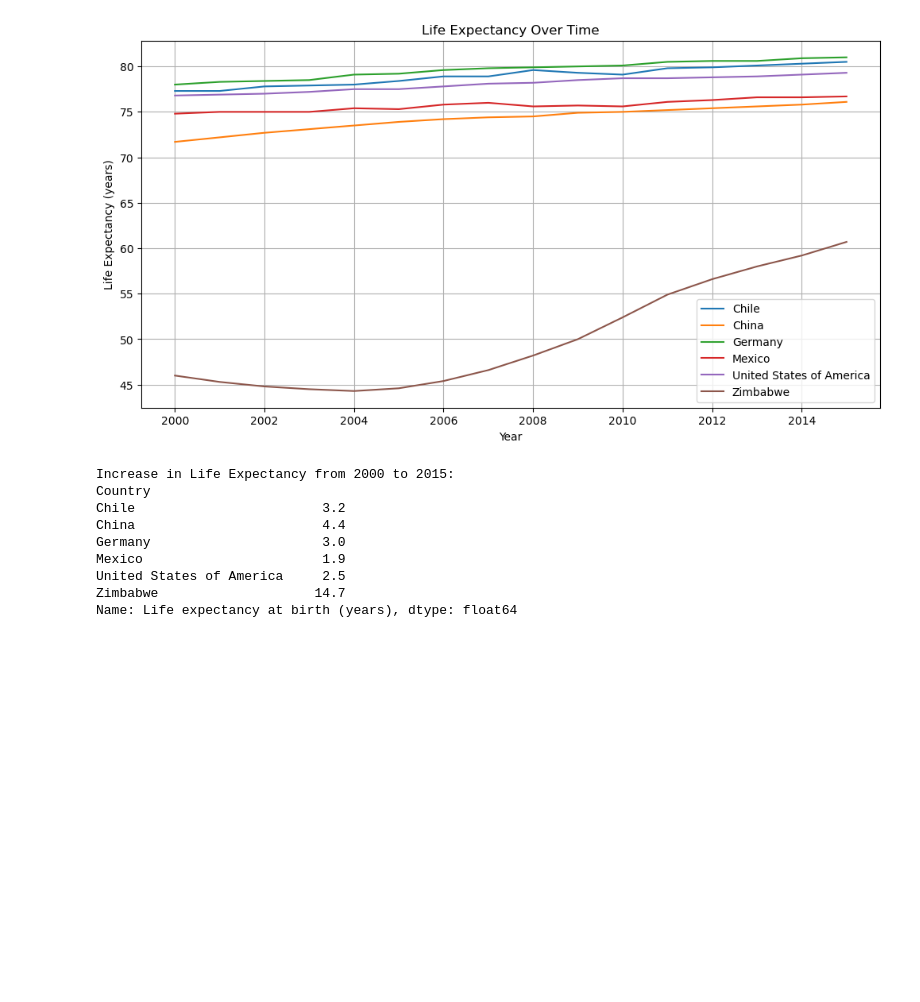
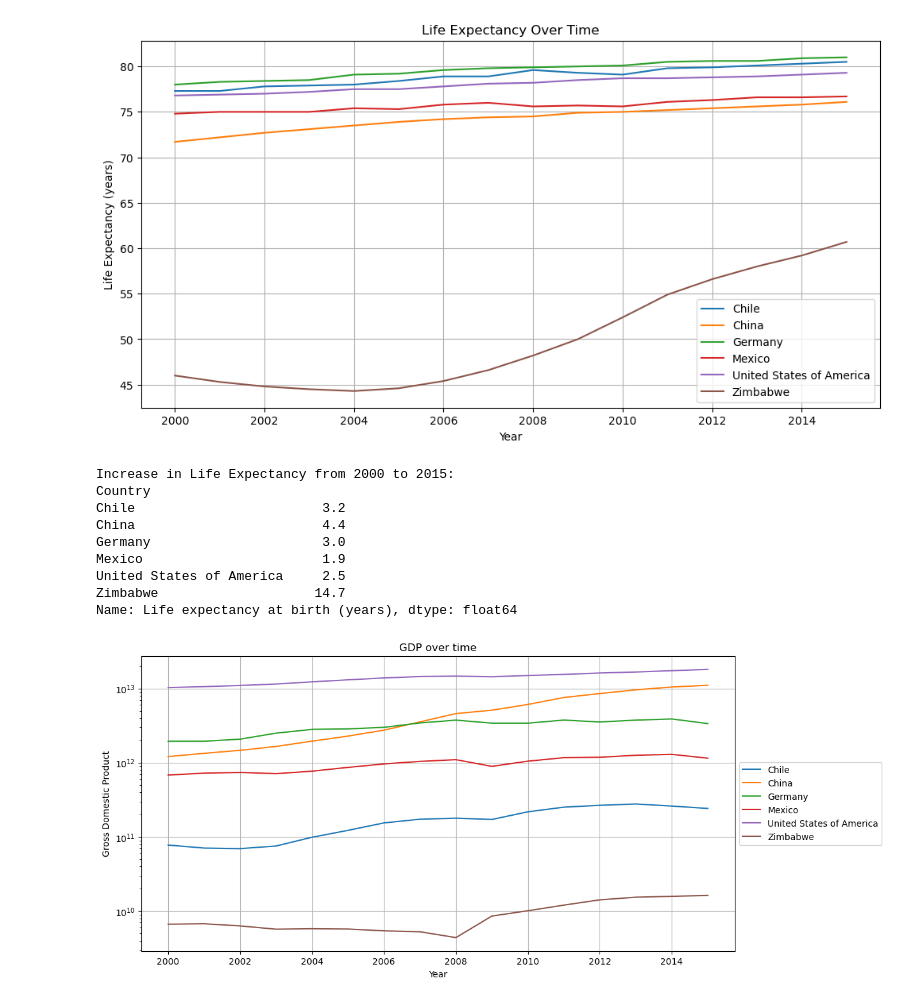
Before and after one commit to KilianDiederix/Portfolio, a Jupyter notebook: Life-Expectancy-and-GDP-Starter/life_expectancy_gdp.ipynb, the cells around one changed output. Drawn from its saved outputs; the diff is of its cells as text; code cells hidden in the pictures; blank space fills up the shorter version.

Commit message:
Answered research question GDP increase

```diff
--- a/Life-Expectancy-and-GDP-Starter/life_expectancy_gdp.ipynb
+++ b/Life-Expectancy-and-GDP-Starter/life_expectancy_gdp.ipynb
@@ -101,3 +129,22 @@ Mexico                       1.9
 United States of America     2.5
 Zimbabwe                    14.7
 Name: Life expectancy at birth (years), dtype: float64
+# %%
+# Has GDP increased over time in the six nations?
+grouped_gdp = df.groupby(GDP)
+
+plt.figure(figsize=(12,6))
+
+for country, data in grouped_country:
+    plt.plot(data['Year'], data['GDP'], label=country )
+
+plt.title('GDP over time')
+plt.xlabel('Year')
+plt.ylabel('Gross Domestic Product')
+plt.yscale('log')
+plt.legend(loc='center left', bbox_to_anchor=(1, 0.5)) # move legend outside of graph
+plt.grid(True)
+
+plt.show()
+# %% [output]
+[figure, added]
```
Also changed, not shown: parts of 6 cells of this notebook.
